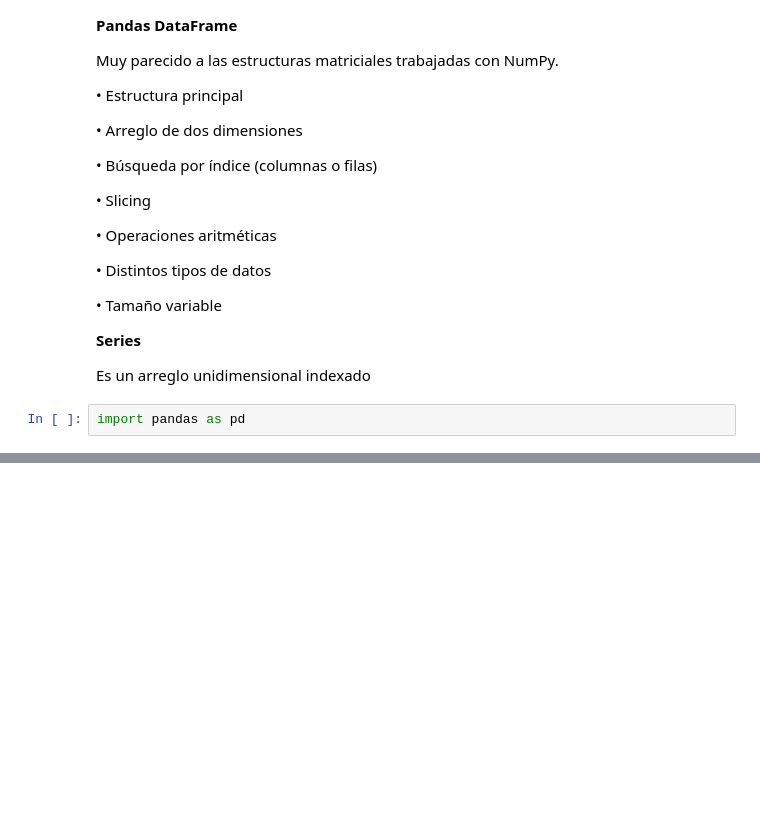
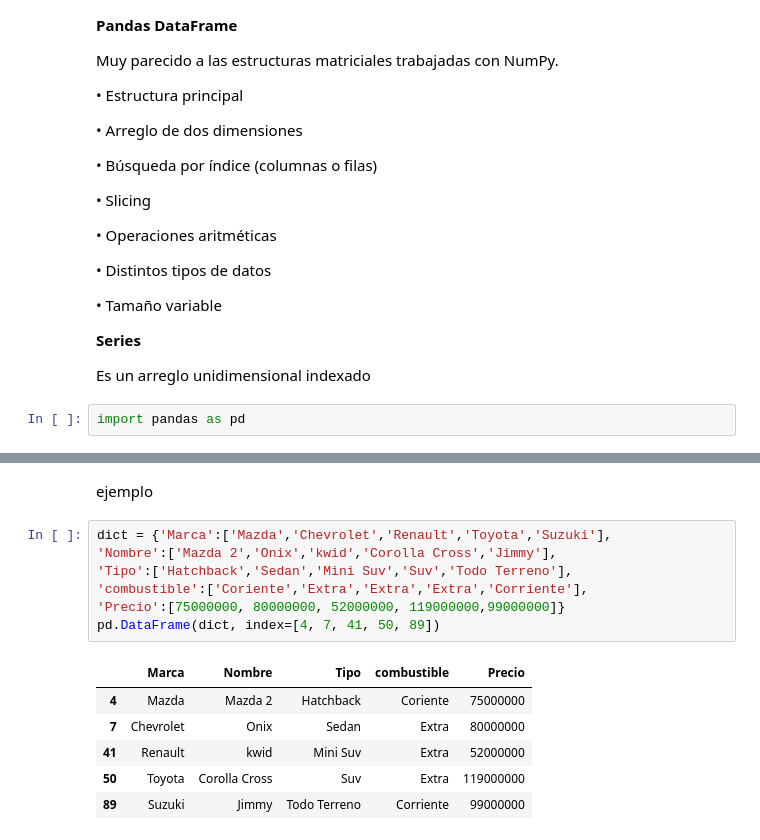
Before and after one commit to Carmen-N/Manipulaci-n-y-Transformaci-n-de-Datos-con-Pandas-y-NumPy, a Jupyter notebook: Datos_con_Pandas_y_NumPy.ipynb, the cells around one changed output, grey strips where cells are left out. Drawn from its saved outputs; the diff is of its cells as text; blank space fills up the shorter version.

```diff
--- a/Datos_con_Pandas_y_NumPy.ipynb
+++ b/Datos_con_Pandas_y_NumPy.ipynb
@@ -632,0 +685,16 @@ import pandas as pd
+# %% [markdown]
+ejemplo
+# %%
+dict = {'Marca':['Mazda','Chevrolet','Renault','Toyota','Suzuki'],
+'Nombre':['Mazda 2','Onix','kwid','Corolla Cross','Jimmy'],
+'Tipo':['Hatchback','Sedan','Mini Suv','Suv','Todo Terreno'],
+'combustible':['Coriente','Extra','Extra','Extra','Corriente'],
+'Precio':[75000000, 80000000, 52000000, 119000000,99000000]}
+pd.DataFrame(dict, index=[4, 7, 41, 50, 89])
+# %% [output]
+|  | Marca | Nombre | Tipo | combustible | Precio |
+| 4 | Mazda | Mazda 2 | Hatchback | Coriente | 75000000 |
+| 7 | Chevrolet | Onix | Sedan | Extra | 80000000 |
+| 41 | Renault | kwid | Mini Suv | Extra | 52000000 |
+| 50 | Toyota | Corolla Cross | Suv | Extra | 119000000 |
+| 89 | Suzuki | Jimmy | Todo Terreno | Corriente | 99000000 |
```
Also changed, not shown: parts of 15 cells of this notebook.
